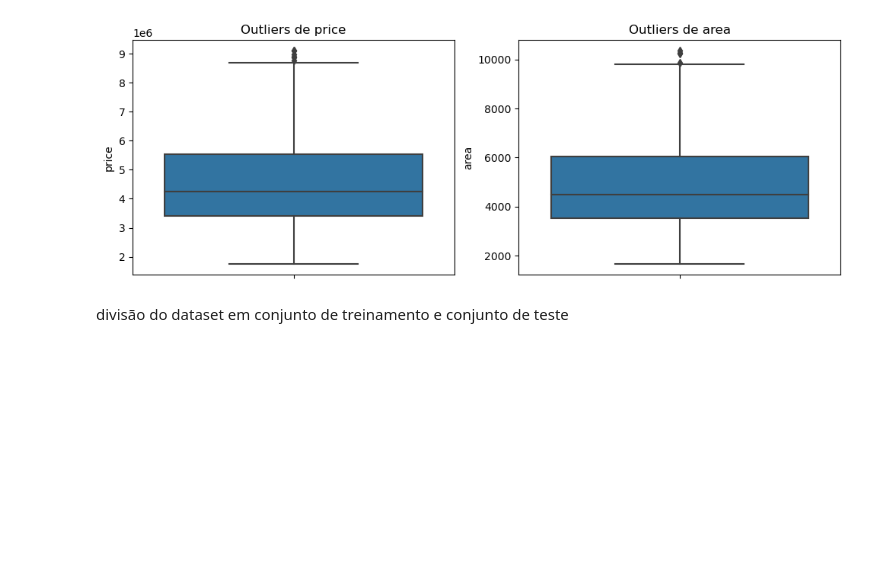
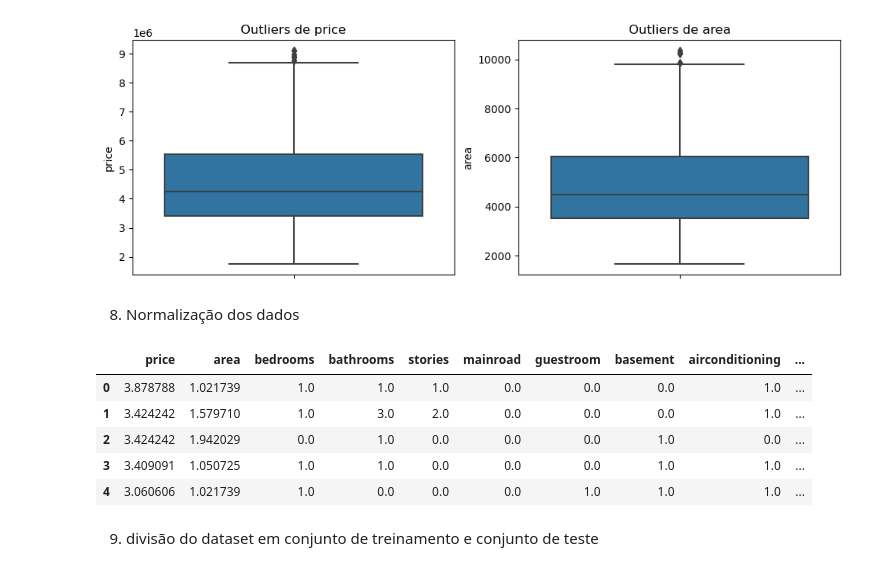
Before and after one commit to vitor-pelicer/Housing-prices-analysis, a Jupyter notebook: Housing_analysis.ipynb, the cells around one changed output. Drawn from its saved outputs; the diff is of its cells as text; code cells hidden in the pictures; blank space fills up the shorter version.

Commit message:
feat: normalização dos dados

```diff
--- a/Housing_analysis.ipynb
+++ b/Housing_analysis.ipynb
@@ -184,6 +184,30 @@ for i, col in enumerate(colunas_alvo):
   sns.boxplot(df_clean, y=col, ax=axs[i])
 # %% [output]
 [figure]
+# %% [markdown]
+8) Normalização dos dados
+# %%
+rs = RobustScaler()
+X_stand = rs.fit_transform(df_cp)
+
+df_rs = pd.DataFrame(X_stand, columns=['price', 'area', 'bedrooms', 'bathrooms', 'stories', 'mainroad',
+       'guestroom', 'basement', 'airconditioning', 'parking', 'prefarea',
+       'furnishingstatus'])
+
+# código para desfazer a transformação
+# dados = rs.inverse_transform(df_rs)
+# df_back = pd.DataFrame(dados, columns=['price', 'area', 'bedrooms', 'bathrooms', 'stories', 'mainroad',
+#        'guestroom', 'basement', 'airconditioning', 'parking', 'prefarea',
+#        'furnishingstatus'])
+
+df_rs.head()
+# %% [output]
+|  | price | area | bedrooms | bathrooms | stories | mainroad | guestroom | basement | airconditioning | ... |
+| 0 | 3.878788 | 1.021739 | 1.0 | 1.0 | 1.0 | 0.0 | 0.0 | 0.0 | 1.0 | ... |
+| 1 | 3.424242 | 1.579710 | 1.0 | 3.0 | 2.0 | 0.0 | 0.0 | 0.0 | 1.0 | ... |
+| 2 | 3.424242 | 1.942029 | 0.0 | 1.0 | 0.0 | 0.0 | 0.0 | 1.0 | 0.0 | ... |
+| 3 | 3.409091 | 1.050725 | 1.0 | 1.0 | 0.0 | 0.0 | 0.0 | 1.0 | 1.0 | ... |
+| 4 | 3.060606 | 1.021739 | 1.0 | 0.0 | 0.0 | 0.0 | 1.0 | 1.0 | 1.0 | ... |
 # %% [markdown]
-divisão do dataset em conjunto de treinamento e conjunto de teste
+9) divisão do dataset em conjunto de treinamento e conjunto de teste
 # %%
```
Also changed, not shown: parts of 4 cells of this notebook.
